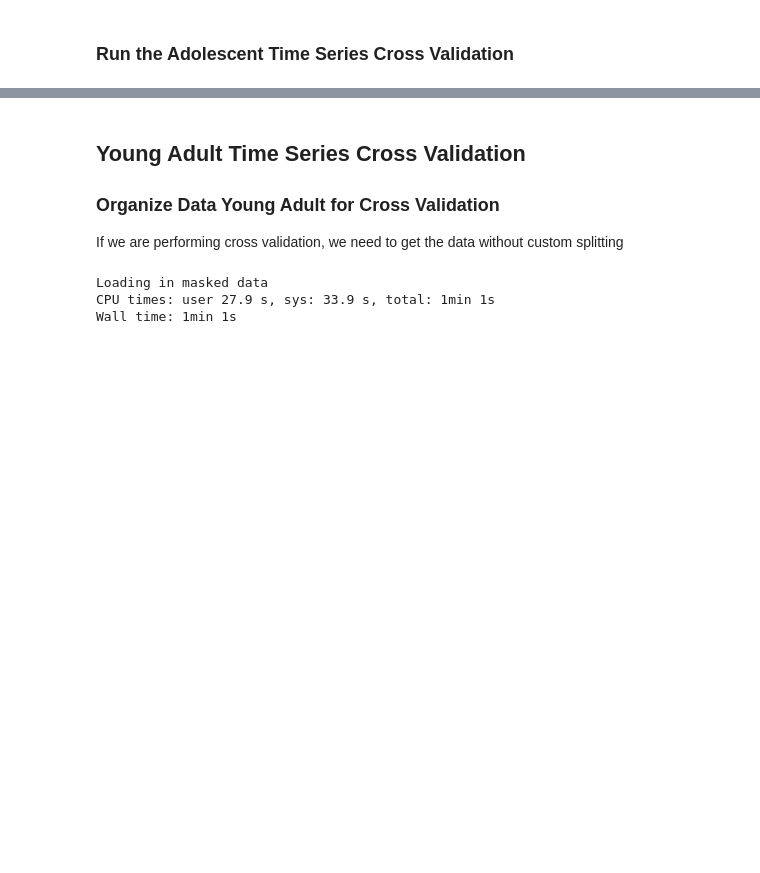
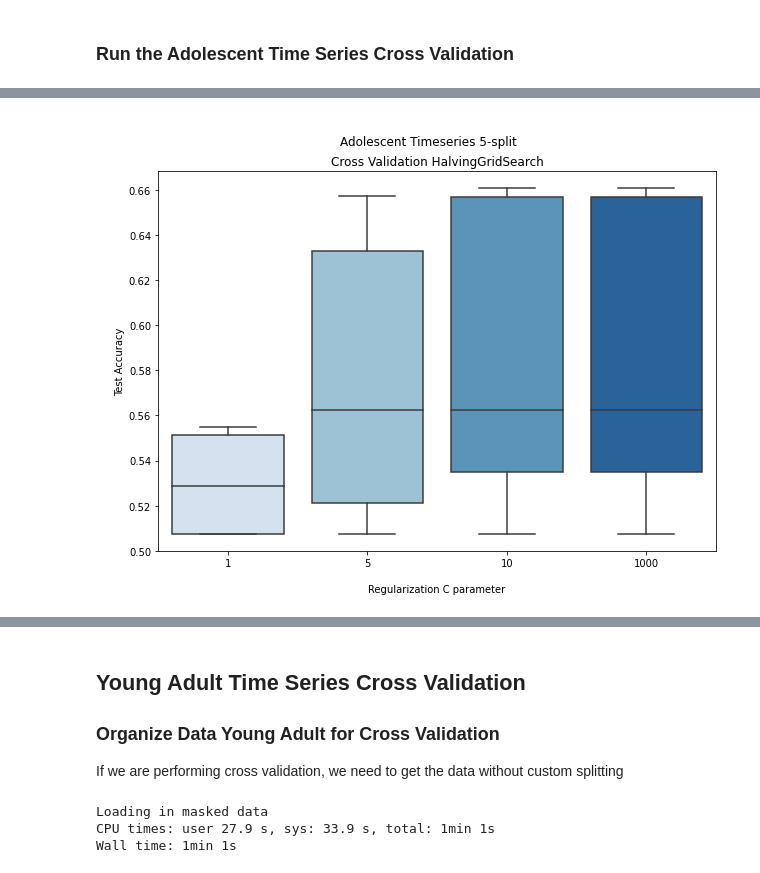
Before and after one commit to staceybeck/teambrainiac, a Jupyter notebook: source/group_svm/Timeseries_Cross_Validation.ipynb, the cells around one changed output, grey strips where cells are left out. Drawn from its saved outputs; the diff is of its cells as text; code cells hidden in the pictures; blank space fills up the shorter version.

Commit message:
finished grid search

```diff
--- a/source/group_svm/Timeseries_Cross_Validation.ipynb
+++ b/source/group_svm/Timeseries_Cross_Validation.ipynb
@@ -165,0 +200,4 @@ time_series_cv(X, y, max_train, test_size, splits, gd_srch, param_dict, file_nam
+# %%
+#data = access_load_data('metrics/group_svm/mask/AD_detrend_mask_grdsrchcv_1.pkl', False)
+df = pd.DataFrame(data['grid_search'][0])
+df.head(10)
@@ -165,0 +217,15 @@ time_series_cv(X, y, max_train, test_size, splits, gd_srch, param_dict, file_nam
+# %%
+# Adolescent Boxplot C param
+plt.figure(figsize= (10, 7))
+sns.boxplot(x = df['param_C'],
+            y = df['mean_test_score'],
+            palette = 'Blues'
+            )
+plt.suptitle("\nAdolescent Timeseries 5-split")
+plt.title('Cross Validation HalvingGridSearch')
+plt.xlabel("\nRegularization C parameter")
+plt.ylabel("\nTest Accuracy")
+plt.savefig("/content/gdrive/MyDrive/ADOL/AD_detrend_Cboxplot.png", dpi = 200)
+plt.show()
+# %% [output]
+[figure, added]
```
Also changed, not shown: parts of 17 cells of this notebook.
